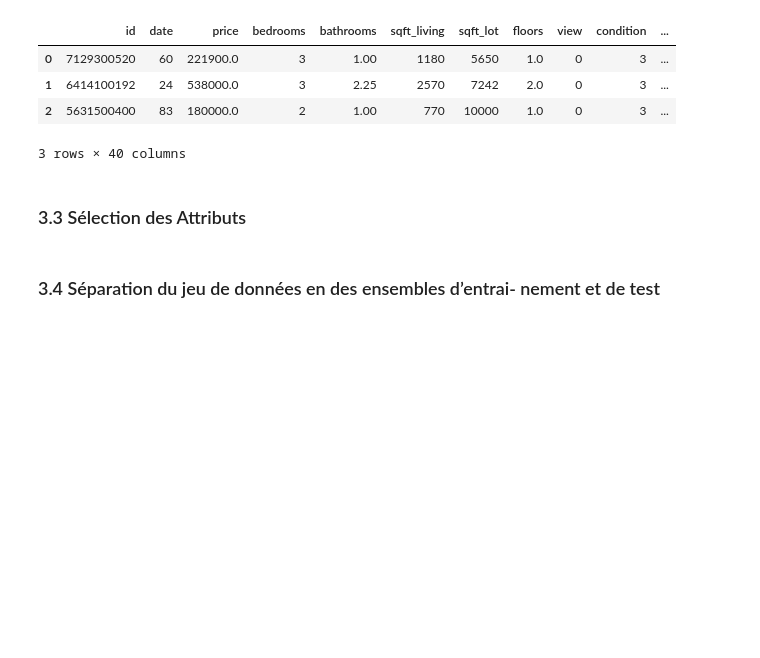
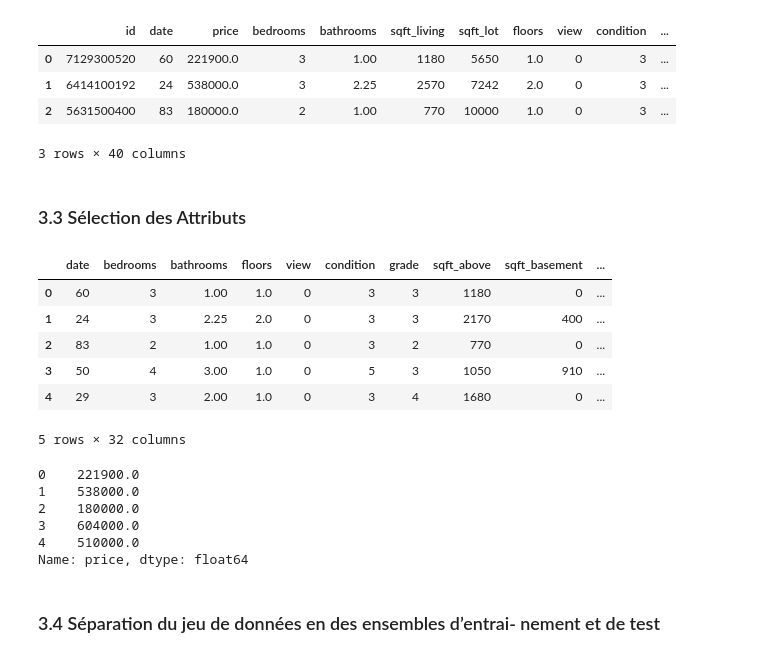
Before and after one commit to mesabo/ML_PROJECT_STAGE, a Jupyter notebook: Untitled.ipynb, the cells around one changed output. Drawn from its saved outputs; the diff is of its cells as text; code cells hidden in the pictures; blank space fills up the shorter version.

```diff
--- a/Untitled.ipynb
+++ b/Untitled.ipynb
@@ -533,4 +534,5 @@ khouse_dum.head(3)
 # %% [markdown]
 <h3 style="font-family: 'Times New Roman'; letter-spacing: 0.08em;">3.3 Sélection des Attributs</h3>
 # %%
-features = ['price', 'bedrooms', 'bathrooms', 'sqft_living','sqft_lot', 'floors', 'waterfront', 'view', 'condition','grade', 'sqft_above', 'sqft_basement', 'yr_built', 'yr_renovated','sqft_living15','sqft_lot15']
+X = khouse_dum.drop(['id', 'sqft_living', 'sqft_lot', 'price', 'lat', 'long', 'yr_built', 'yr_renovated'], axis=1)
+y = khouse_dum['price']
@@ -539,2 +539,21 @@ X_train, X_test, y_train, y_test = train_test_split(X, y, test_size=0.2, random_
+# %%
+X.head()
+# %% [output]
+|  | date | bedrooms | bathrooms | floors | view | condition | grade | sqft_above | sqft_basement | ... |
+| 0 | 60 | 3 | 1.00 | 1.0 | 0 | 3 | 3 | 1180 | 0 | ... |
+| 1 | 24 | 3 | 2.25 | 2.0 | 0 | 3 | 3 | 2170 | 400 | ... |
+| 2 | 83 | 2 | 1.00 | 1.0 | 0 | 3 | 2 | 770 | 0 | ... |
+| 3 | 50 | 4 | 3.00 | 1.0 | 0 | 5 | 3 | 1050 | 910 | ... |
+| 4 | 29 | 3 | 2.00 | 1.0 | 0 | 3 | 4 | 1680 | 0 | ... |
+5 rows × 32 columns
+# %%
+y.head()
+# %% [output]
+0    221900.0
+1    538000.0
+2    180000.0
+3    604000.0
+4    510000.0
+Name: price, dtype: float64
 # %% [markdown]
 <h3 style="font-family: 'Times New Roman'; letter-spacing: 0.08em;">3.4 Séparation du jeu de données en des ensembles d’entrai- nement et de test</h3>
```
Also changed, not shown: parts of 21 cells of this notebook.
